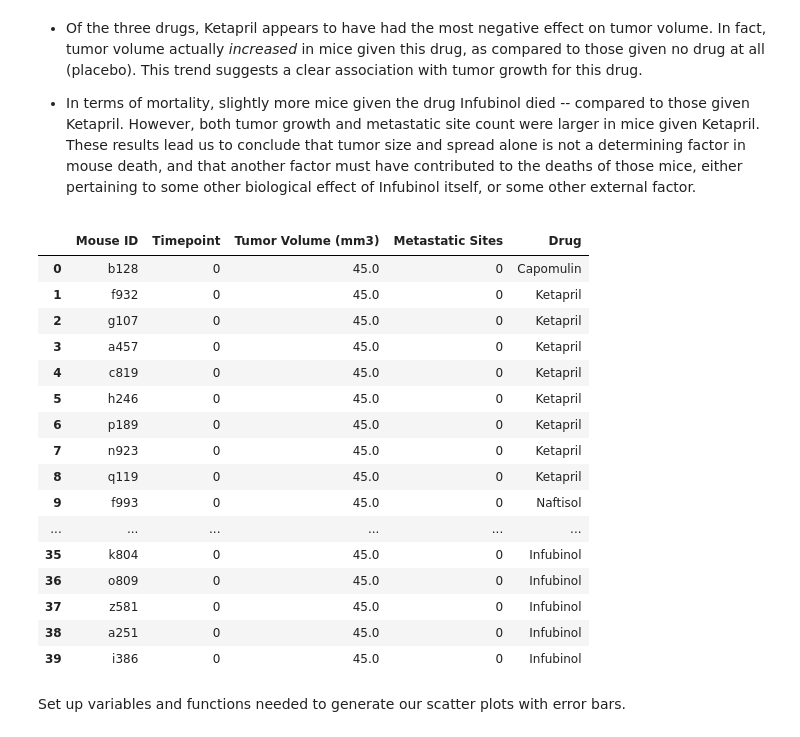
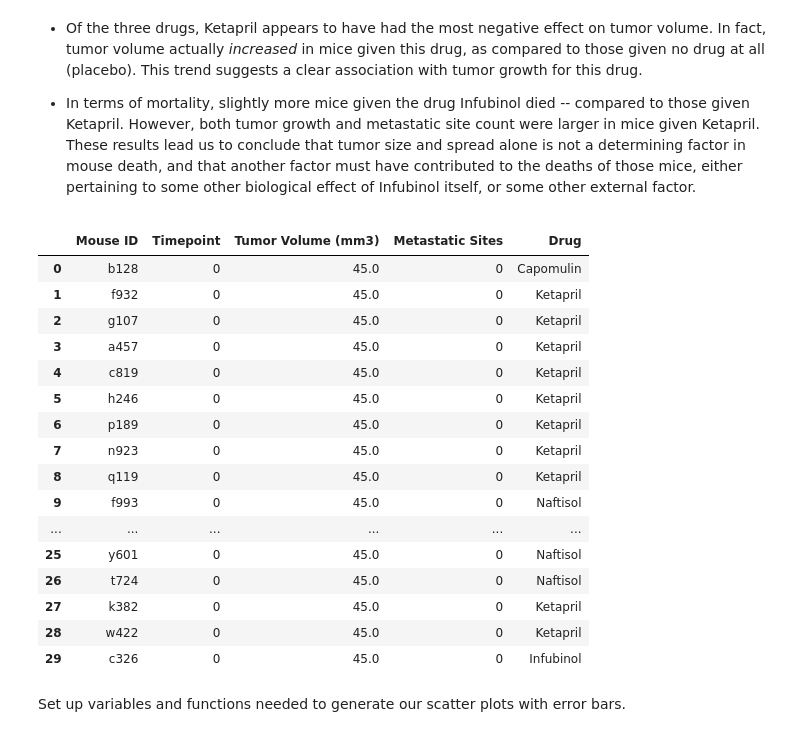
Before and after one commit to sschadt/PyMaceuticals, a Jupyter notebook: Pymaceuticals.ipynb, the cells around one changed output. Saved outputs shown, nothing was run; the diff lists cells and outputs as text; code cells hidden in the pictures.

```diff
--- a/Pymaceuticals.ipynb
+++ b/Pymaceuticals.ipynb
@@ -14,39 +14,39 @@ import matplotlib.pyplot as plt
 from matplotlib import style
 style.use("seaborn")
 import numpy as np
 import pandas as pd
 from scipy.stats import sem
 
 # Read data
 df_ct_data = pd.read_csv("raw_data/clinicaltrial_data.csv")
 df_md_data = pd.read_csv("raw_data/mouse_drug_data.csv")
 
 # Merge datasets on Mouse ID to get Drug for each trial
 df_ct_drug_data = pd.merge(df_ct_data, df_md_data, on="Mouse ID")
 df_ct_drug_data = df_ct_drug_data.sort_values(["Timepoint", "Tumor Volume (mm3)"])
 
 # Reset index, and get rid of original index column
 df_ct_drug_data = df_ct_drug_data.reset_index()
 df_ct_drug_data.drop(df_ct_drug_data.columns[0], axis=1, inplace=True)
-df_ct_drug_data.head(40)
+df_ct_drug_data.head(30)
 # %% [output]
 |  | Mouse ID | Timepoint | Tumor Volume (mm3) | Metastatic Sites | Drug |
 | 0 | b128 | 0 | 45.0 | 0 | Capomulin |
 | 1 | f932 | 0 | 45.0 | 0 | Ketapril |
 | 2 | g107 | 0 | 45.0 | 0 | Ketapril |
 | 3 | a457 | 0 | 45.0 | 0 | Ketapril |
 | 4 | c819 | 0 | 45.0 | 0 | Ketapril |
 | 5 | h246 | 0 | 45.0 | 0 | Ketapril |
 | 6 | p189 | 0 | 45.0 | 0 | Ketapril |
 | 7 | n923 | 0 | 45.0 | 0 | Ketapril |
 | 8 | q119 | 0 | 45.0 | 0 | Ketapril |
 | 9 | f993 | 0 | 45.0 | 0 | Naftisol |
 | ... | ... | ... | ... | ... | ... |
-| 35 | k804 | 0 | 45.0 | 0 | Infubinol |
-| 36 | o809 | 0 | 45.0 | 0 | Infubinol |
-| 37 | z581 | 0 | 45.0 | 0 | Infubinol |
-| 38 | a251 | 0 | 45.0 | 0 | Infubinol |
-| 39 | i386 | 0 | 45.0 | 0 | Infubinol |
+| 25 | y601 | 0 | 45.0 | 0 | Naftisol |
+| 26 | t724 | 0 | 45.0 | 0 | Naftisol |
+| 27 | k382 | 0 | 45.0 | 0 | Ketapril |
+| 28 | w422 | 0 | 45.0 | 0 | Ketapril |
+| 29 | c326 | 0 | 45.0 | 0 | Infubinol |
 # %% [markdown]
 Set up variables and functions needed to generate our scatter plots with error bars.
 # %%
```
Also changed, not shown: parts of 6 cells of this notebook.
